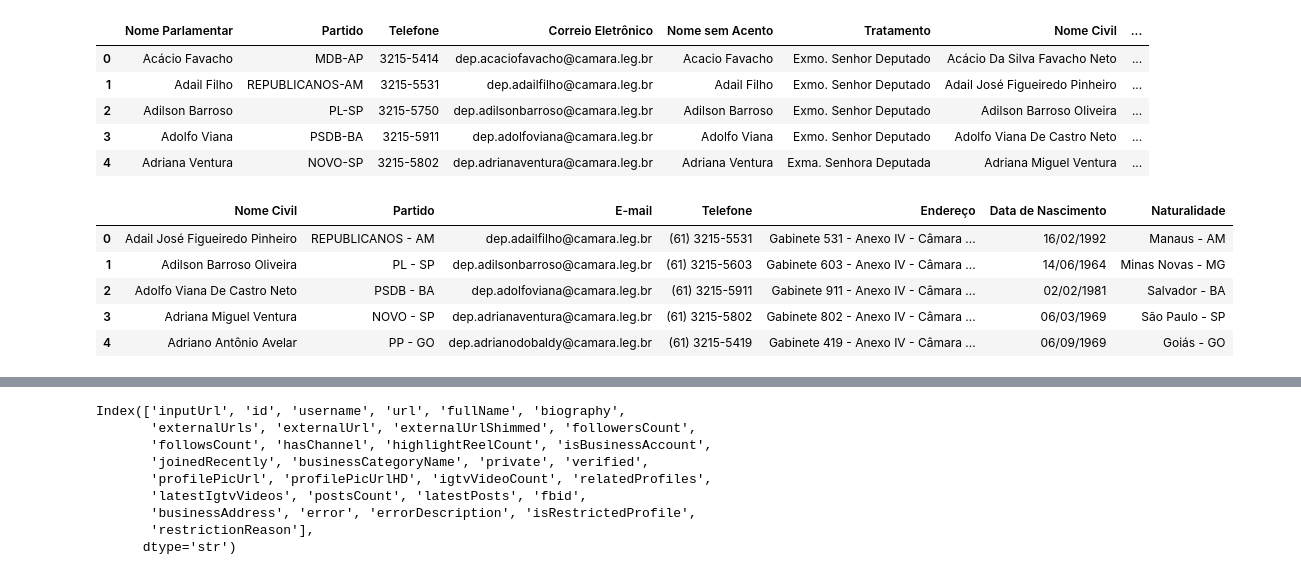
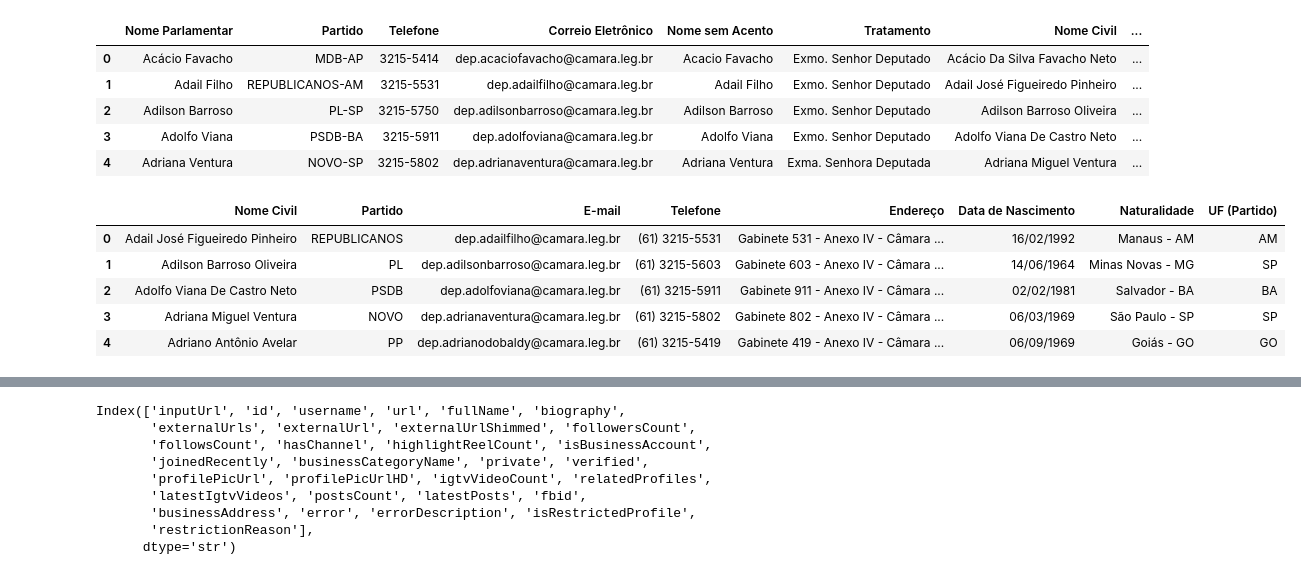
Before and after one commit to Vini0606/Analise-deputados, a Jupyter notebook: notebooks/segmentacao.ipynb, the cells around one changed output, grey strips where cells are left out. Cells and saved outputs as stored; diff of their text form; code cells hidden in the pictures.

```diff
--- a/notebooks/segmentacao.ipynb
+++ b/notebooks/segmentacao.ipynb
@@ -40,16 +51,22 @@ df_insta.head()
 # %%
 # Ler o Excel em um DataFrame
 df_contatos = pd.read_excel(settings.DEPUTADOS_CONTATOS_XLSX_IN)
 df_contatos['Nome Civil'] = df_contatos['Nome Civil'].str.title()
+df_contatos[['Partido', 'UF (Partido)']] = df_contatos['Partido'].str.split('-', n=1, expand=True)
+
+# 3. Limpeza de segurança
+# Remove espaços em branco acidentais que possam ter ficado nas pontas das strings
+df_contatos['Partido'] = df_contatos['Partido'].str.strip()
+df_contatos['UF (Partido)'] = df_contatos['UF (Partido)'].str.strip()
 
 df_contatos.head()
 # %% [output]
-|  | Nome Civil | Partido | E-mail | Telefone | Endereço | Data de Nascimento | Naturalidade |
-| 0 | Adail José Figueiredo Pinheiro | REPUBLICANOS - AM | dep.adailfilho@camara.leg.br | (61) 3215-5531 | Gabinete 531 - Anexo IV - Câmara ... | 16/02/1992 | Manaus - AM |
-| 1 | Adilson Barroso Oliveira | PL - SP | dep.adilsonbarroso@camara.leg.br | (61) 3215-5603 | Gabinete 603 - Anexo IV - Câmara ... | 14/06/1964 | Minas Novas - MG |
-| 2 | Adolfo Viana De Castro Neto | PSDB - BA | dep.adolfoviana@camara.leg.br | (61) 3215-5911 | Gabinete 911 - Anexo IV - Câmara ... | 02/02/1981 | Salvador - BA |
-| 3 | Adriana Miguel Ventura | NOVO - SP | dep.adrianaventura@camara.leg.br | (61) 3215-5802 | Gabinete 802 - Anexo IV - Câmara ... | 06/03/1969 | São Paulo - SP |
-| 4 | Adriano Antônio Avelar | PP - GO | dep.adrianodobaldy@camara.leg.br | (61) 3215-5419 | Gabinete 419 - Anexo IV - Câmara ... | 06/09/1969 | Goiás - GO |
+|  | Nome Civil | Partido | E-mail | Telefone | Endereço | Data de Nascimento | Naturalidade | UF (Partido) |
+| 0 | Adail José Figueiredo Pinheiro | REPUBLICANOS | dep.adailfilho@camara.leg.br | (61) 3215-5531 | Gabinete 531 - Anexo IV - Câmara ... | 16/02/1992 | Manaus - AM | AM |
+| 1 | Adilson Barroso Oliveira | PL | dep.adilsonbarroso@camara.leg.br | (61) 3215-5603 | Gabinete 603 - Anexo IV - Câmara ... | 14/06/1964 | Minas Novas - MG | SP |
+| 2 | Adolfo Viana De Castro Neto | PSDB | dep.adolfoviana@camara.leg.br | (61) 3215-5911 | Gabinete 911 - Anexo IV - Câmara ... | 02/02/1981 | Salvador - BA | BA |
+| 3 | Adriana Miguel Ventura | NOVO | dep.adrianaventura@camara.leg.br | (61) 3215-5802 | Gabinete 802 - Anexo IV - Câmara ... | 06/03/1969 | São Paulo - SP | SP |
+| 4 | Adriano Antônio Avelar | PP | dep.adrianodobaldy@camara.leg.br | (61) 3215-5419 | Gabinete 419 - Anexo IV - Câmara ... | 06/09/1969 | Goiás - GO | GO |
 # %%
 # 2. Limpar espaços em branco nos nomes para garantir o cruzamento correto
 df_insta['Nome Civil'] = df_insta['Nome Civil'].str.strip()
```
Also changed, not shown: parts of 5 cells of this notebook, 2 other files.
